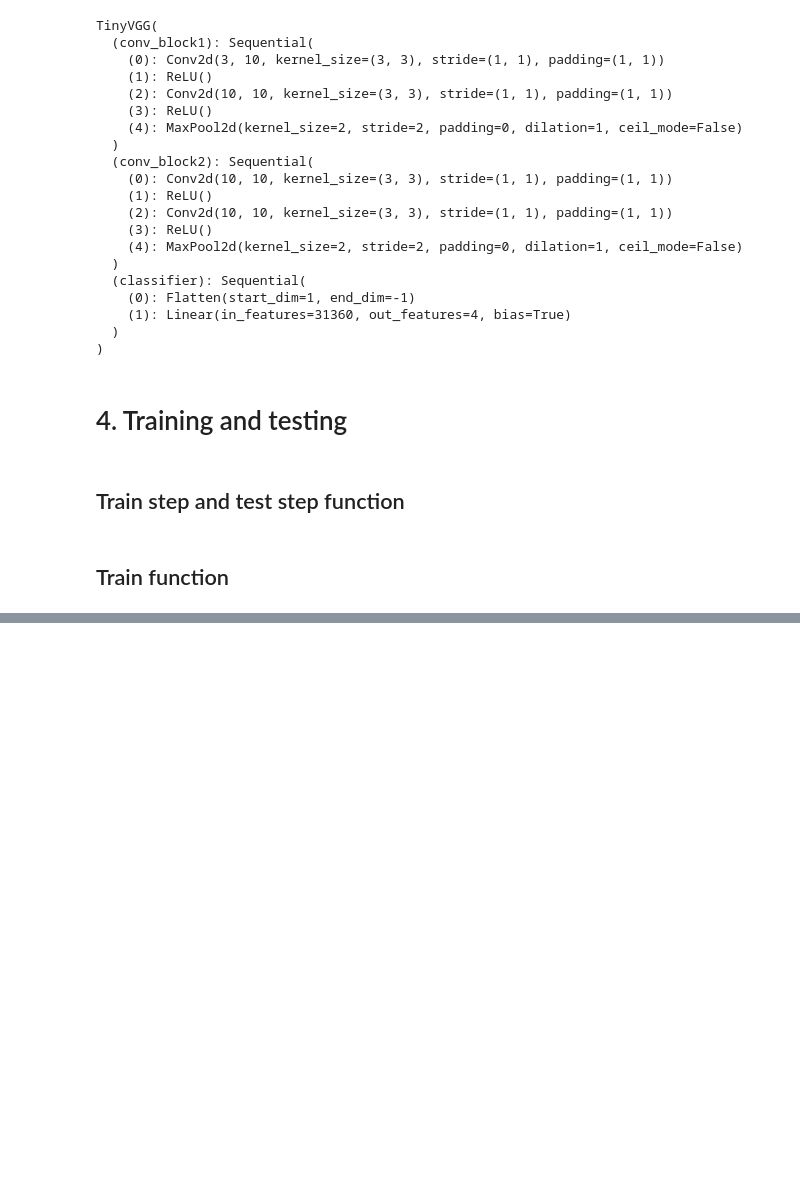
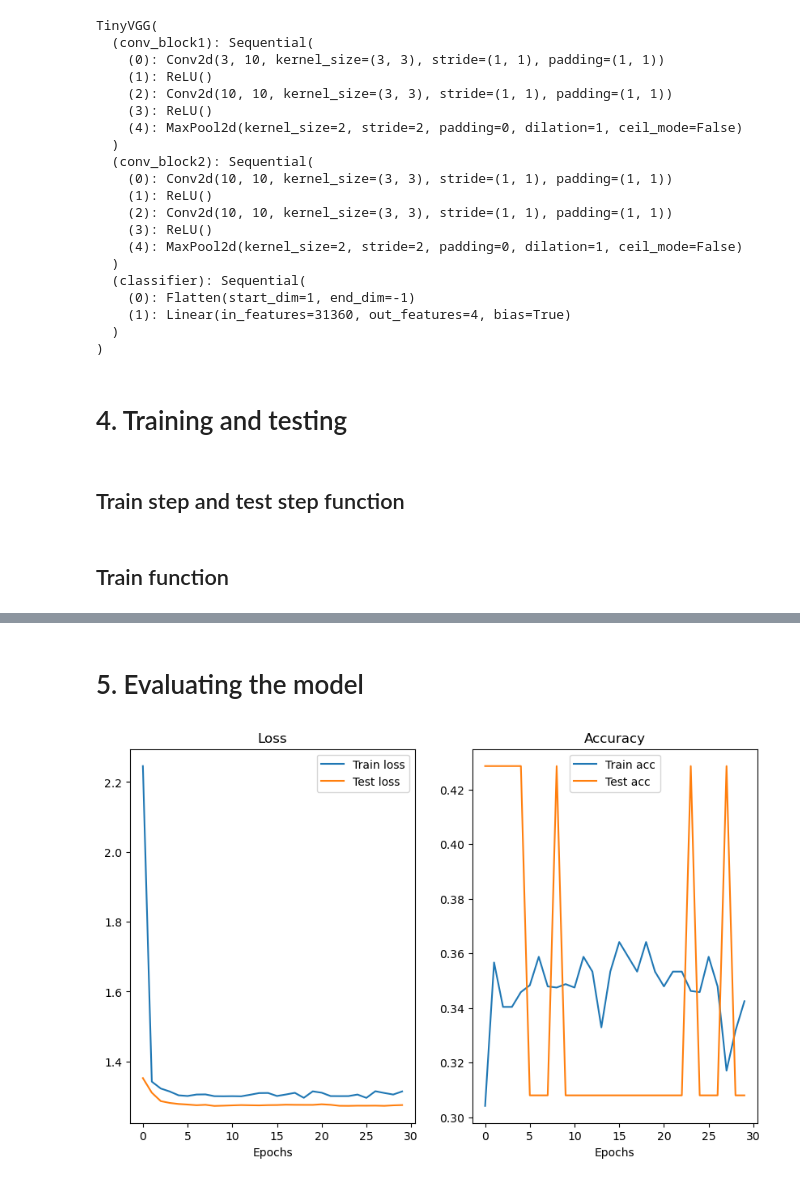
Before and after one commit to NguyenHoangNhat-git/Human-race-classification, a Jupyter notebook: main.ipynb, the cells around one changed output, grey strips where cells are left out. Cells and saved outputs as stored; diff of their text form; code cells hidden in the pictures; blank space fills up the shorter version.

Commit message:
Train the TinyVGG model for 30 epochs and evaluate the loss and acc curve

```diff
--- a/main.ipynb
+++ b/main.ipynb
@@ -165,7 +167,7 @@ def train_step(model: nn.Module, dataloader: torch.utils.data.DataLoader, loss_f
         X, y = X.to(device), y.to(device)
         logits = model(X)
         loss = loss_fn(logits, y)
-        train_loss += loss
+        train_loss += loss.cpu().detach().numpy() # for plotting loss in matplotlib later(requires numpy arr)
 
         optimizer.zero_grad()
         loss.backward()
@@ -185,7 +187,7 @@ def test_step(model: nn.Module, dataloader: torch.utils.data.DataLoader, loss_fn
             X, y = X.to(device), y.to(device)
             logits = model(X)
             loss = loss_fn(logits, y)
-            test_loss += loss
+            test_loss += loss.cpu().detach().numpy() # for plotting loss in matplotlib later(requires numpy arr)
 
             labels = torch.argmax(torch.softmax(logits, dim=1), dim=1)
             test_acc += (labels == y).sum().item() / len(y)
@@ -222,7 +224,7 @@ def train(model: nn.Module, train_dataloader: torch.utils.data.DataLoader,
 torch.manual_seed(27)
 torch.cuda.manual_seed(27)
 
-NUM_EPOCHS = 10
+NUM_EPOCHS = 30
 
 loss_fn = nn.CrossEntropyLoss()
 optimizer = torch.optim.Adam(params=model_0.parameters(), lr=0.01)
@@ -247,0 +252,2 @@ Total training time on cuda: 28.31520588500007
+# %% [markdown]
+# 5. Evaluating the model
@@ -247,0 +256,29 @@ Total training time on cuda: 28.31520588500007
+# %%
+def plot_loss_curve(result):
+    """Plot the training and test loss/acc curve from a dictionary"""
+    train_loss = result["train_loss"]
+    test_loss = result["test_loss"]
+    train_acc = result["train_acc"]
+    test_acc = result["test_acc"]
+    epochs = range(len(train_loss))
+
+    plt.figure(figsize=(10,6))
+    # Plot the loss
+    plt.subplot(1, 2, 1)
+    plt.plot(epochs, train_loss, label="Train loss")
+    plt.plot(epochs, test_loss, label="Test loss")
+    plt.title("Loss")
+    plt.xlabel("Epochs")
+    plt.legend()
+
+    # Plot the accuracy
+    plt.subplot(1, 2 ,2)
+    plt.plot(epochs, train_acc, label="Train acc")
+    plt.plot(epochs, test_acc, label="Test acc")
+    plt.title("Accuracy")
+    plt.xlabel("Epochs")
+    plt.legend()
+# %%
+plot_loss_curve(model_0_result)
+# %% [output]
+[figure, added]
```
Also changed, not shown: parts of 6 cells of this notebook.
